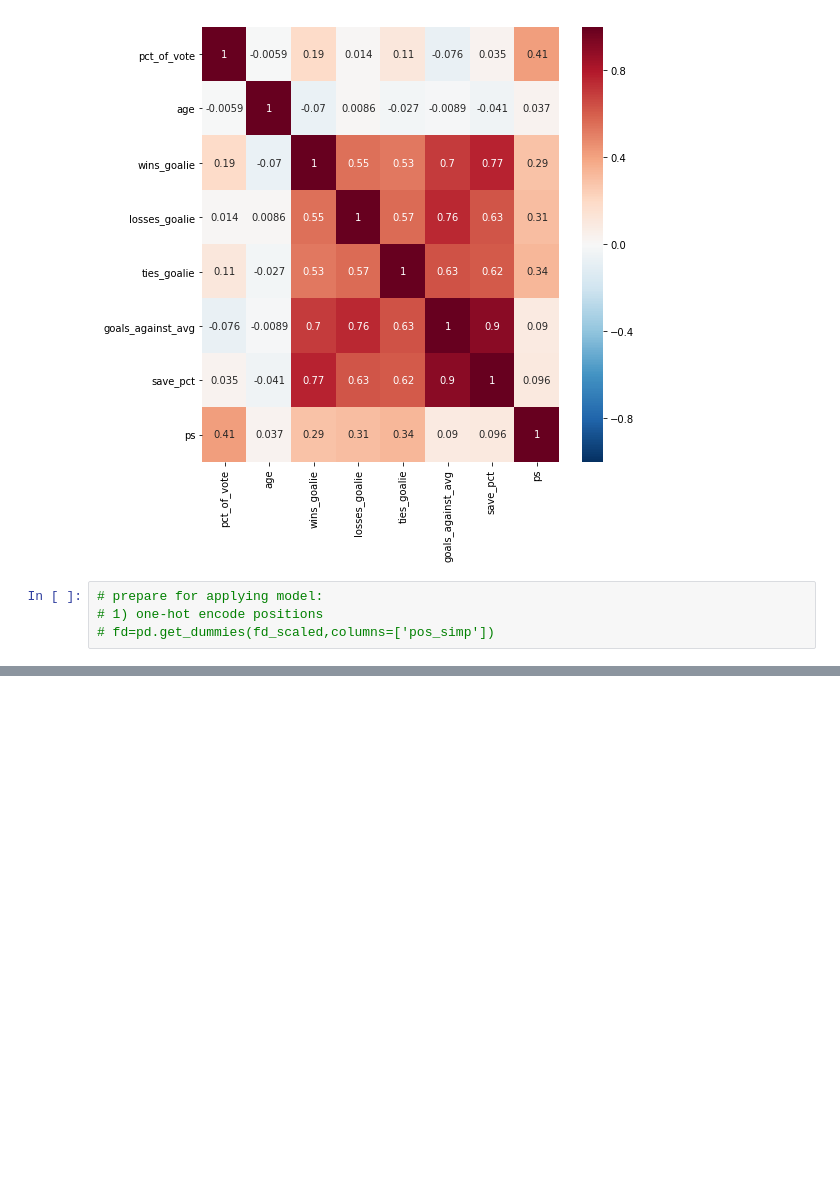
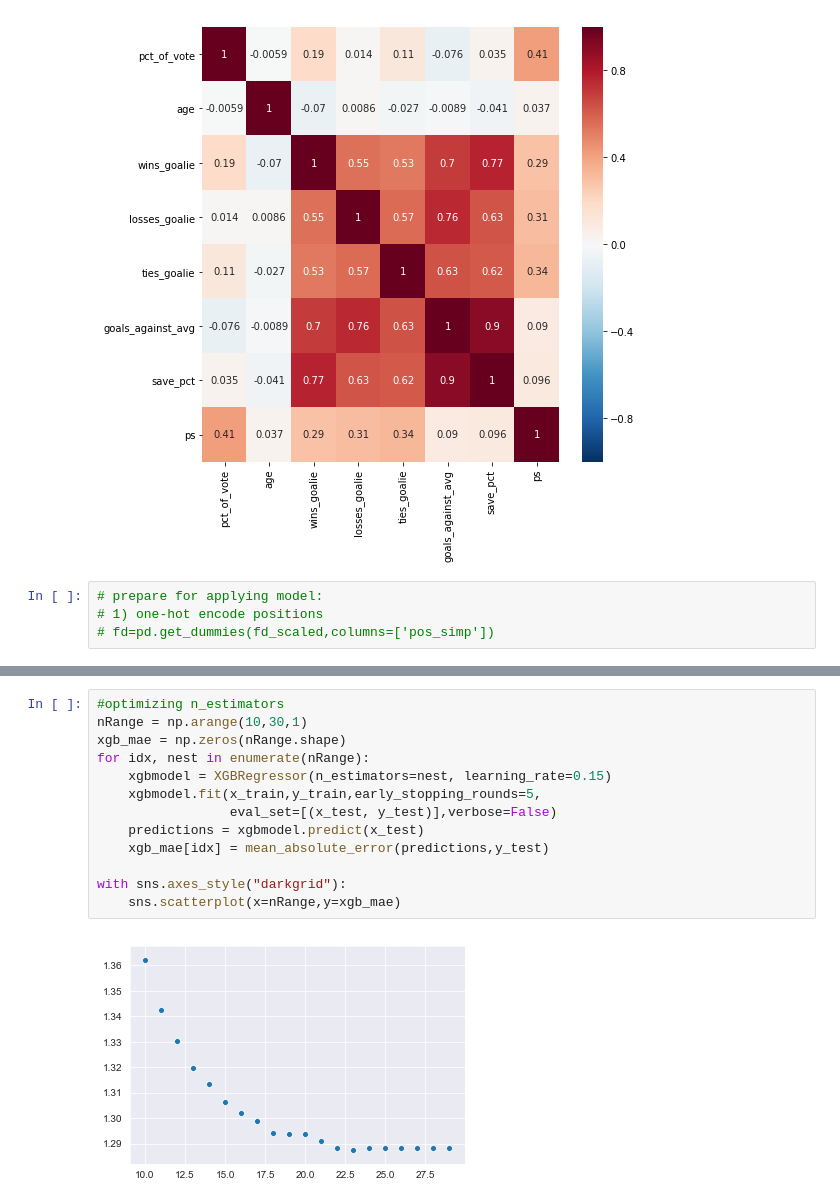
Before and after one commit to dbz10/NHL-Player-Awards, a Jupyter notebook: NHL MVP prediction.ipynb, the cells around one changed output, grey strips where cells are left out. Cells and saved outputs as stored; diff of their text form; blank space fills up the shorter version.

```diff
--- a/NHL MVP prediction.ipynb
+++ b/NHL MVP prediction.ipynb
@@ -357,0 +349,15 @@ MLP Regressor: 1.295535
+# %%
+#optimizing n_estimators
+nRange = np.arange(10,30,1)
+xgb_mae = np.zeros(nRange.shape)
+for idx, nest in enumerate(nRange):
+    xgbmodel = XGBRegressor(n_estimators=nest, learning_rate=0.15)
+    xgbmodel.fit(x_train,y_train,early_stopping_rounds=5,
+                 eval_set=[(x_test, y_test)],verbose=False)
+    predictions = xgbmodel.predict(x_test)
+    xgb_mae[idx] = mean_absolute_error(predictions,y_test)
+
+with sns.axes_style("darkgrid"):
+    sns.scatterplot(x=nRange,y=xgb_mae)
+# %% [output]
+[figure, added]
```
Also changed, not shown: parts of 5 cells of this notebook, 1 other file.
